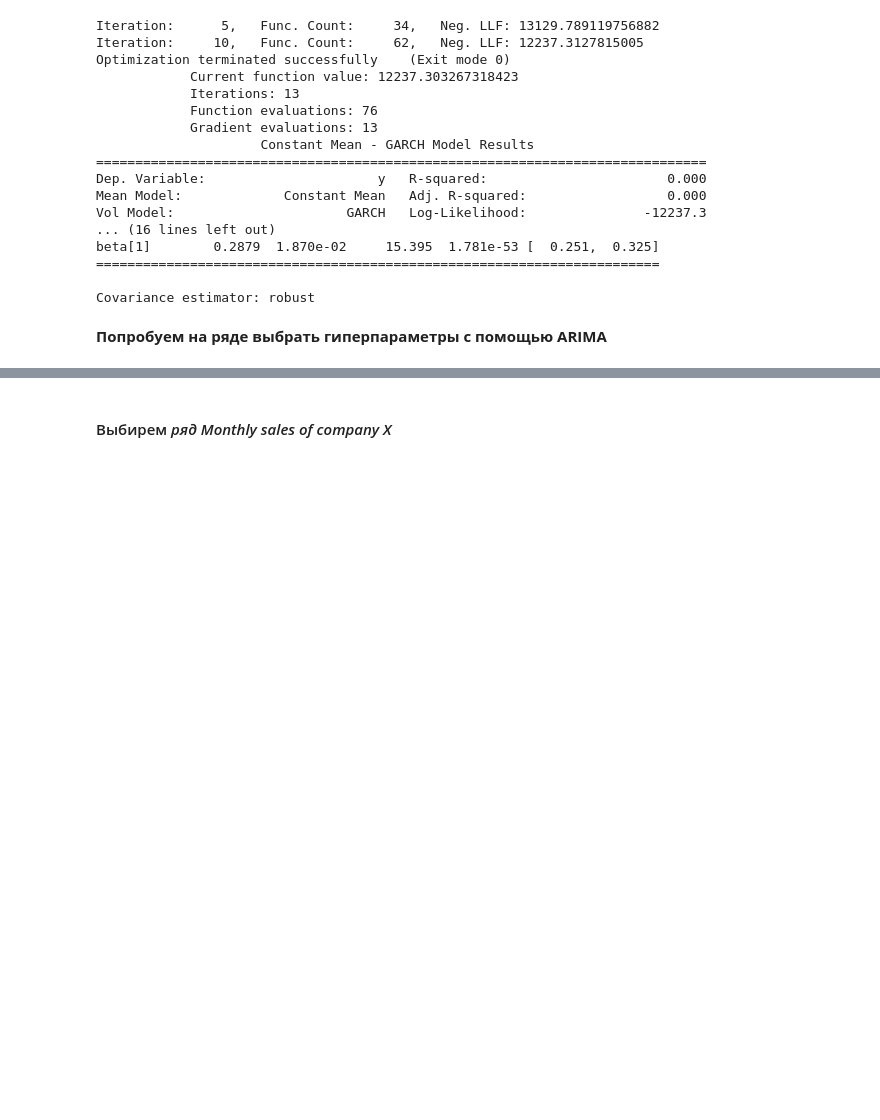
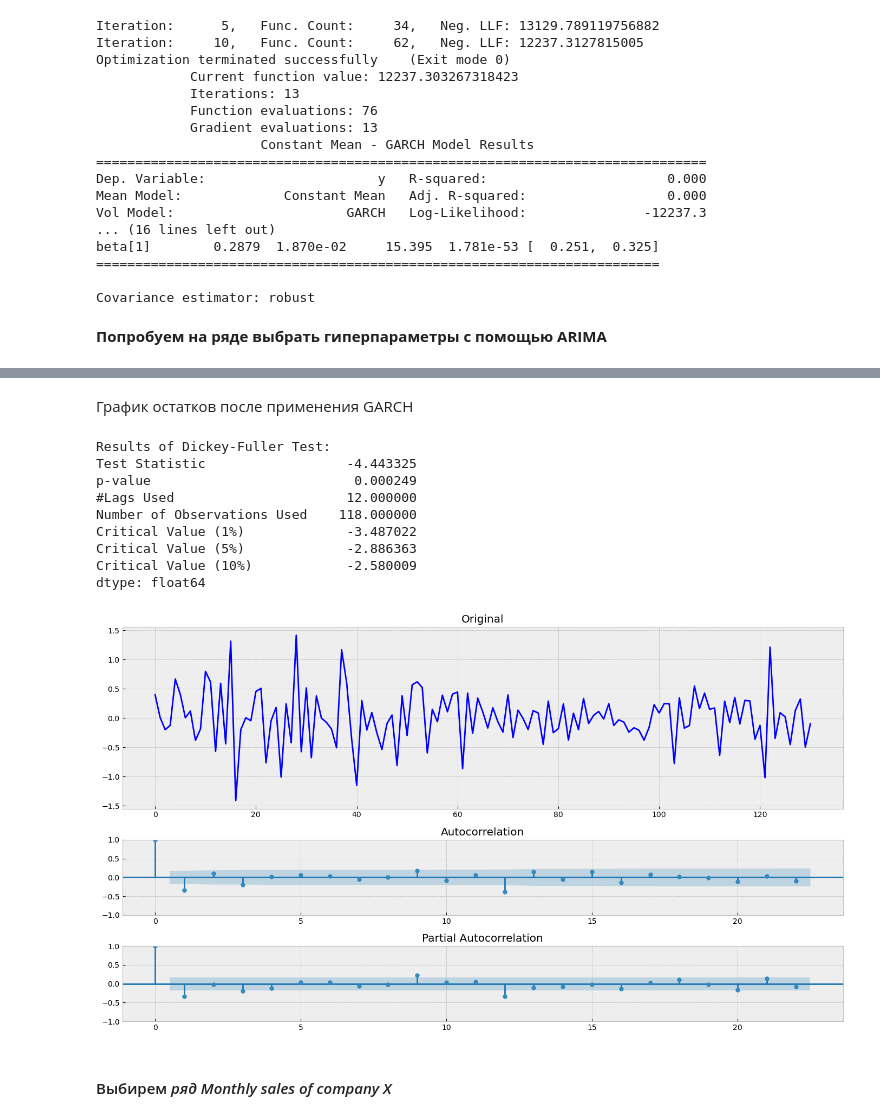
Before and after one commit to Suilex/Netology, a Jupyter notebook: Time series/Autoregressive models of conditional heteroscedasticity.ipynb, the cells around one changed output, grey strips where cells are left out. Saved outputs shown, nothing was run; the diff lists cells and outputs as text; code cells hidden in the pictures; blank space fills up the shorter version.

```diff
--- a/Time series/Autoregressive models of conditional heteroscedasticity.ipynb
+++ b/Time series/Autoregressive models of conditional heteroscedasticity.ipynb
@@ -191,0 +209,8 @@ aic: -293.05159 | order: (4, 1, 4)
+# %%
+p_ = order[0]
+o_ = order[1]
+q_ = order[2]
+
+am = arch_model(series, p=p_, o=o_, q=q_, vol='GARCH', dist='StudentsT', rescale=True)
+garch_res = am.fit(update_freq=5)
+print(garch_res.summary())
@@ -192,3 +235,18 @@ aic: -293.05159 | order: (4, 1, 4)
+# %% [markdown]
+График остатков после применения GARCH
+# %%
+tsplot(garch_res.resid)
+# %% [output]
+Results of Dickey-Fuller Test:
+Test Statistic                  -4.443325
+p-value                          0.000249
+#Lags Used                      12.000000
+Number of Observations Used    118.000000
+Critical Value (1%)             -3.487022
+Critical Value (5%)             -2.886363
+Critical Value (10%)            -2.580009
+dtype: float64
+[figure, added]
 # %% [markdown]
 #### Выбирем *ряд Monthly sales of company X*
 # %%
```
Also changed, not shown: parts of 11 cells of this notebook.
